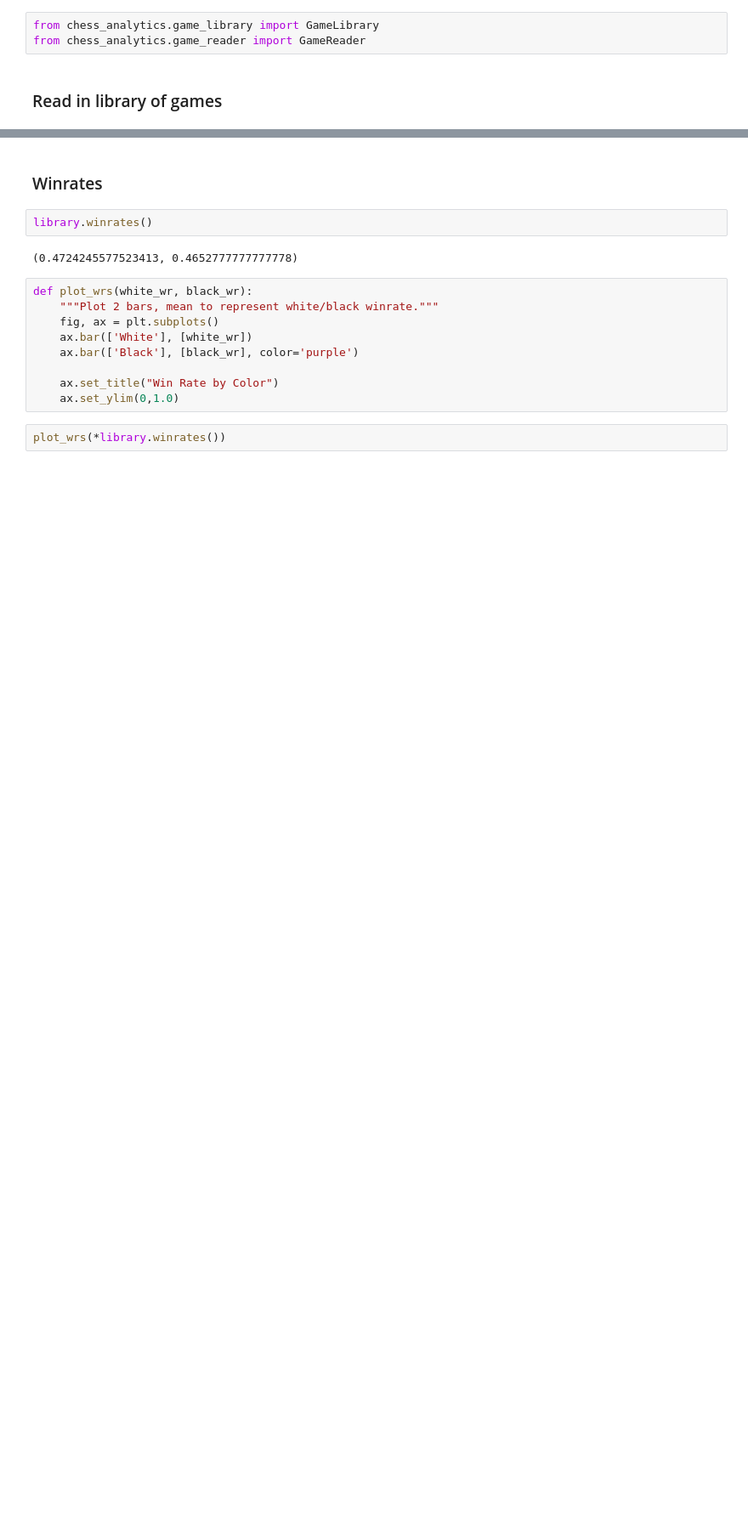
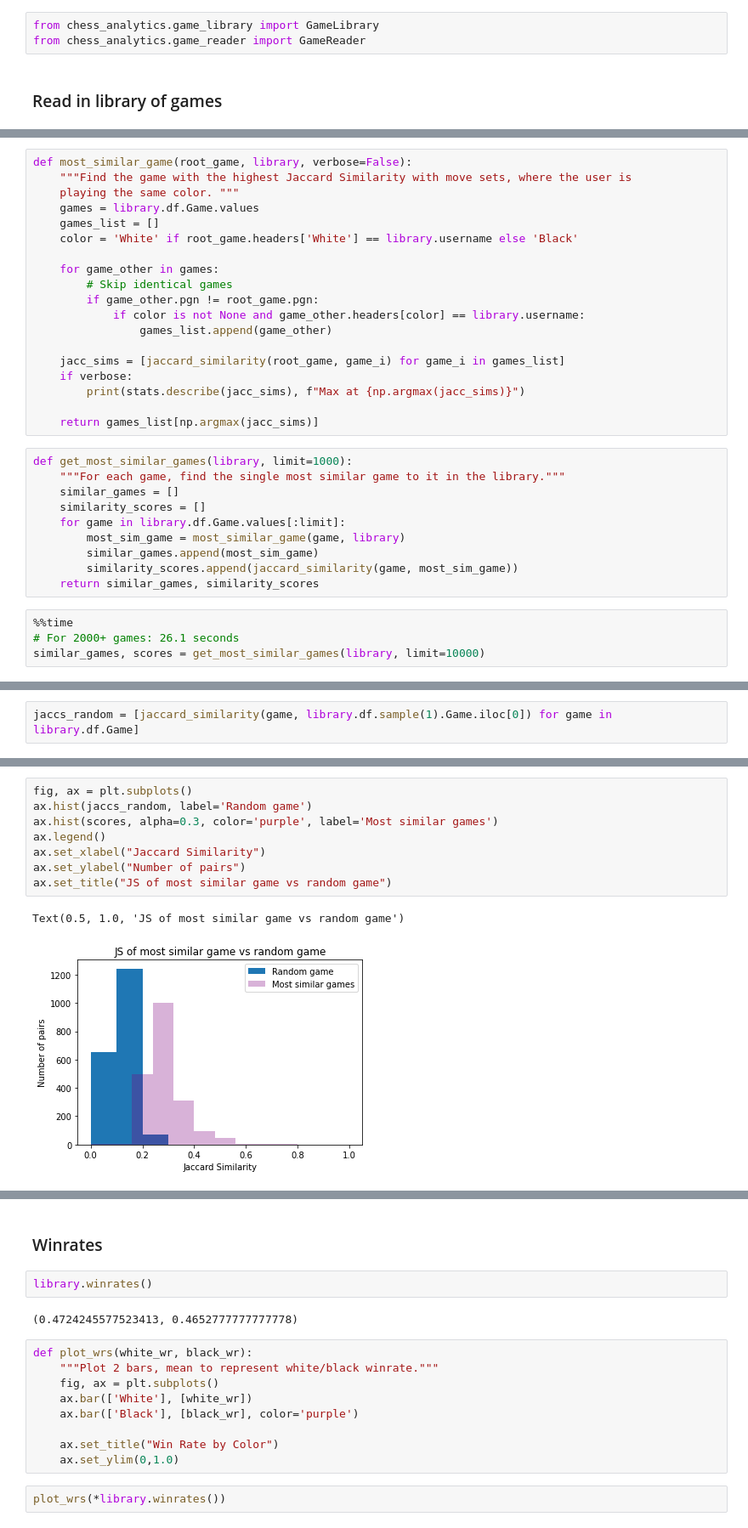
Before and after one commit to LucDoh/chess_analysis, a Jupyter notebook: notebooks/experiments_game_library.ipynb, the cells around one changed output, grey strips where cells are left out. Shown: that part at 85% size. Saved outputs shown, nothing was run; the diff lists cells and outputs as text; blank space fills up the shorter version.

```diff
--- a/notebooks/experiments_game_library.ipynb
+++ b/notebooks/experiments_game_library.ipynb
@@ -24,0 +134,33 @@ library.df.tail(3)
+# %%
+def most_similar_game(root_game, library, verbose=False):
+    """Find the game with the highest Jaccard Similarity with move sets, where the user is
+    playing the same color. """
+    games = library.df.Game.values
+    games_list = []
+    color = 'White' if root_game.headers['White'] == library.username else 'Black'
+
+    for game_other in games:
+        # Skip identical games
+        if game_other.pgn != root_game.pgn:
+            if color is not None and game_other.headers[color] == library.username:
+                games_list.append(game_other)
+
+    jacc_sims = [jaccard_similarity(root_game, game_i) for game_i in games_list]
+    if verbose:
+        print(stats.describe(jacc_sims), f"Max at {np.argmax(jacc_sims)}")
+
+    return games_list[np.argmax(jacc_sims)]
+# %%
+def get_most_similar_games(library, limit=1000):
+    """For each game, find the single most similar game to it in the library."""
+    similar_games = []
+    similarity_scores = []
+    for game in library.df.Game.values[:limit]:
+        most_sim_game = most_similar_game(game, library)
+        similar_games.append(most_sim_game)
+        similarity_scores.append(jaccard_similarity(game, most_sim_game))
+    return similar_games, similarity_scores
+# %%
+%%time
+# For 2000+ games: 26.1 seconds
+similar_games, scores = get_most_similar_games(library, limit=10000)
@@ -24,0 +223,2 @@ library.df.tail(3)
+# %%
+jaccs_random = [jaccard_similarity(game, library.df.sample(1).Game.iloc[0]) for game in library.df.Game]
@@ -24,0 +229,11 @@ library.df.tail(3)
+# %%
+fig, ax = plt.subplots()
+ax.hist(jaccs_random, label='Random game')
+ax.hist(scores, alpha=0.3, color='purple', label='Most similar games')
+ax.legend()
+ax.set_xlabel("Jaccard Similarity")
+ax.set_ylabel("Number of pairs")
+ax.set_title("JS of most similar game vs random game")
+# %% [output]
+Text(0.5, 1.0, 'JS of most similar game vs random game')
+[figure, added]
```
Also changed, not shown: parts of 66 cells of this notebook, 11 other files.
